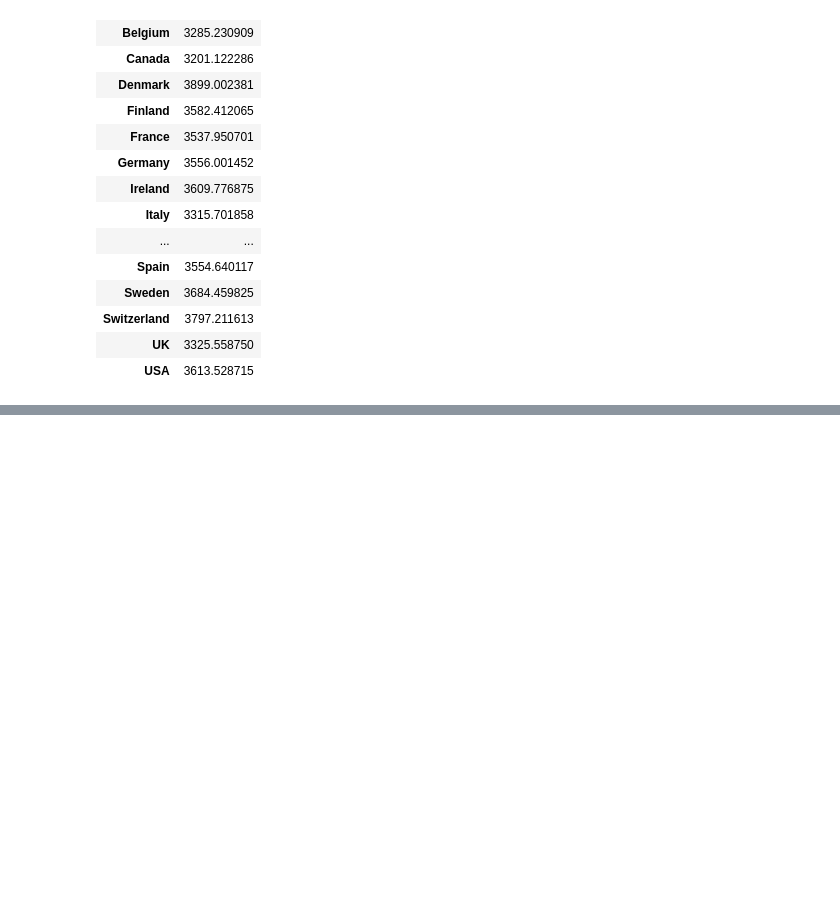
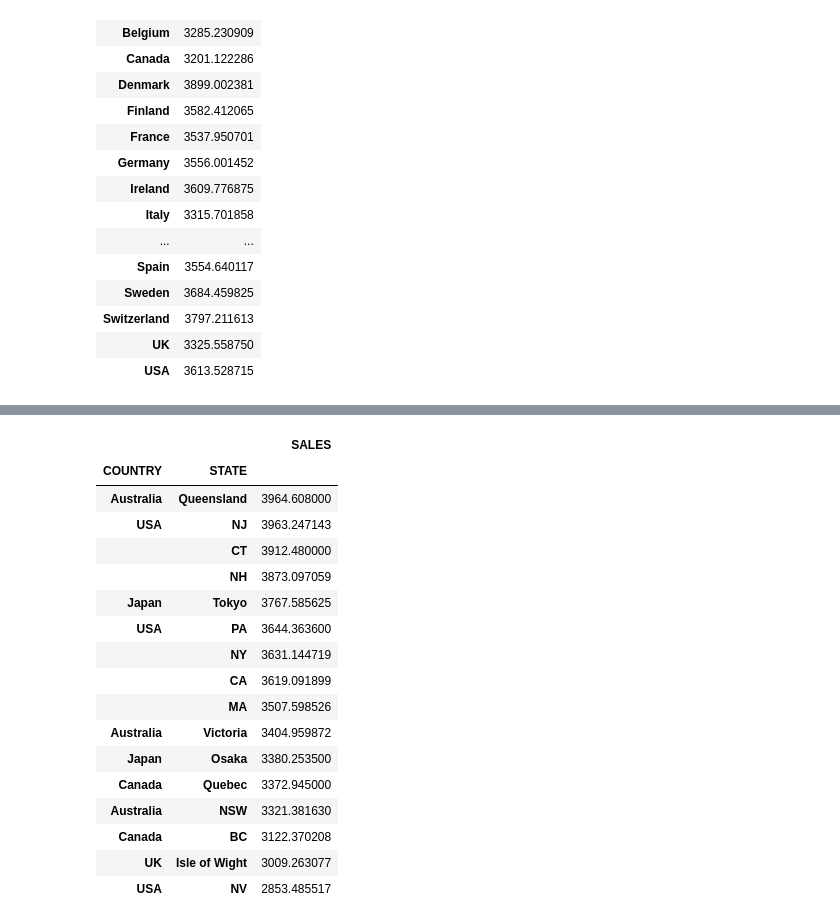
Before and after one commit to SaidGandur01/data-analysis-python, a Jupyter notebook: Sesion2/2.Pandas_sales.ipynb, the cells around one changed output, grey strips where cells are left out. Drawn from its saved outputs; the diff is of its cells as text; code cells hidden in the pictures; blank space fills up the shorter version.

```diff
--- a/Sesion2/2.Pandas_sales.ipynb
+++ b/Sesion2/2.Pandas_sales.ipynb
@@ -291,0 +311,23 @@ df_sales[["COUNTRY", "SALES"]].groupby("COUNTRY").mean()
+# %%
+# Promedio de ventas agrupadas por country y state
+country_sales2 = (df_sales[["COUNTRY", "STATE", "SALES"]].groupby(["COUNTRY", "STATE"]).mean()).sort_values(by="SALES", ascending=False)
+country_sales2
+# %% [output]
+|  |  | SALES |
+| COUNTRY | STATE |  |
+| Australia | Queensland | 3964.608000 |
+| USA | NJ | 3963.247143 |
+|  | CT | 3912.480000 |
+|  | NH | 3873.097059 |
+| Japan | Tokyo | 3767.585625 |
+| USA | PA | 3644.363600 |
+|  | NY | 3631.144719 |
+|  | CA | 3619.091899 |
+|  | MA | 3507.598526 |
+| Australia | Victoria | 3404.959872 |
+| Japan | Osaka | 3380.253500 |
+| Canada | Quebec | 3372.945000 |
+| Australia | NSW | 3321.381630 |
+| Canada | BC | 3122.370208 |
+| UK | Isle of Wight | 3009.263077 |
+| USA | NV | 2853.485517 |
```
Also changed, not shown: parts of 2 cells of this notebook.
